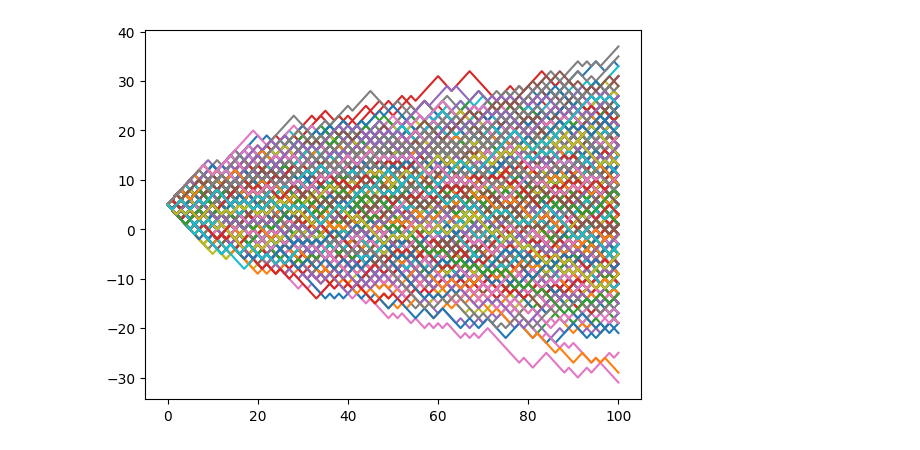
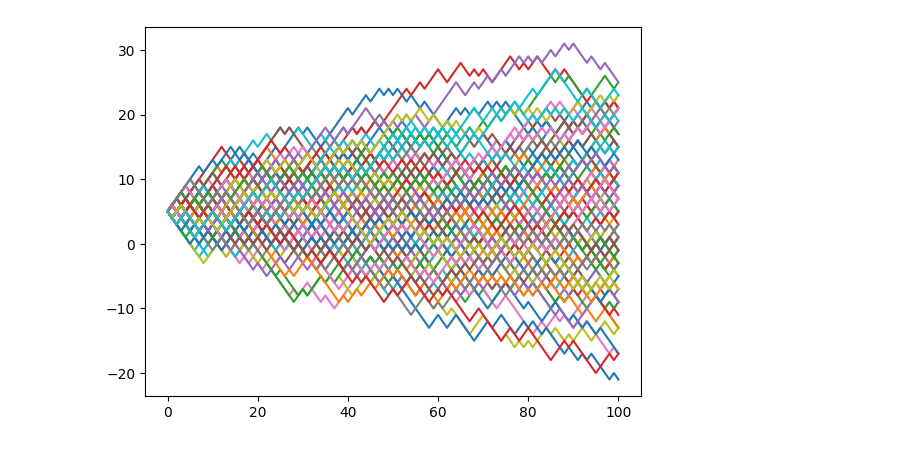
Before and after one commit to TAN-Victor/markov_chain_game_C_project, a Jupyter notebook: victor.ipynb, the cells around one changed output. Cells and saved outputs as stored; diff of their text form; code cells hidden in the pictures.

```diff
--- a/victor.ipynb
+++ b/victor.ipynb
@@ -52,9 +52,9 @@ def simulation_visuelle_trajectoire(N2= 100, M2=10):
 # %%
 ## Test
 
-simulation_visuelle_trajectoire(M2 = 1000)
+simulation_visuelle_trajectoire(M2 = 100)
 # %% [output]
-[figure, old version]
+[figure, new version]
 # %%
 ## Question 3
 
```
Also changed, not shown: parts of 6 cells of this notebook, 1 other file.
